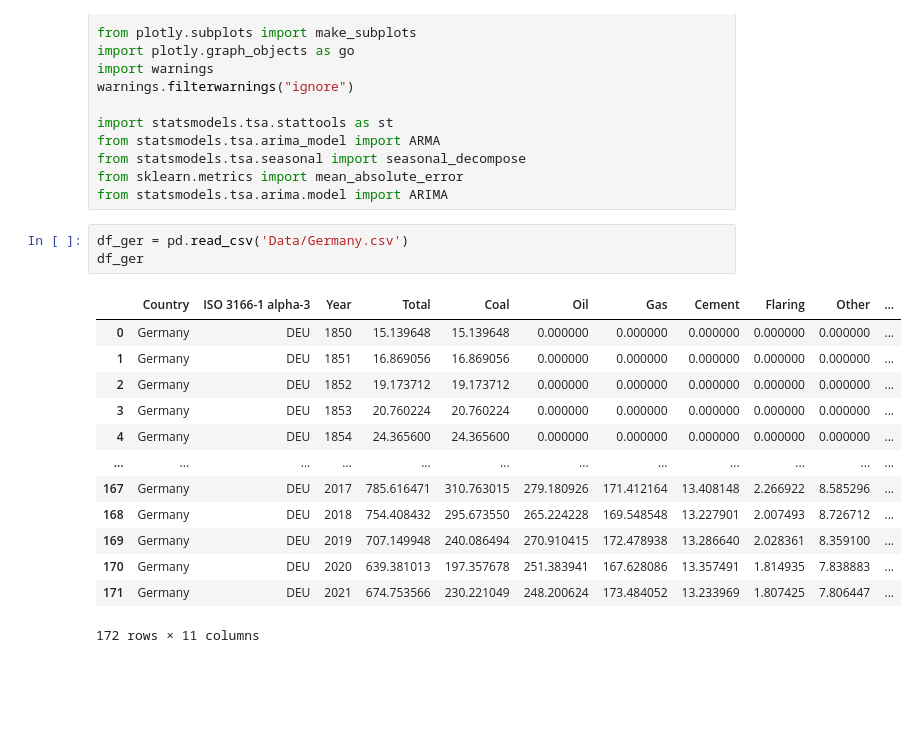
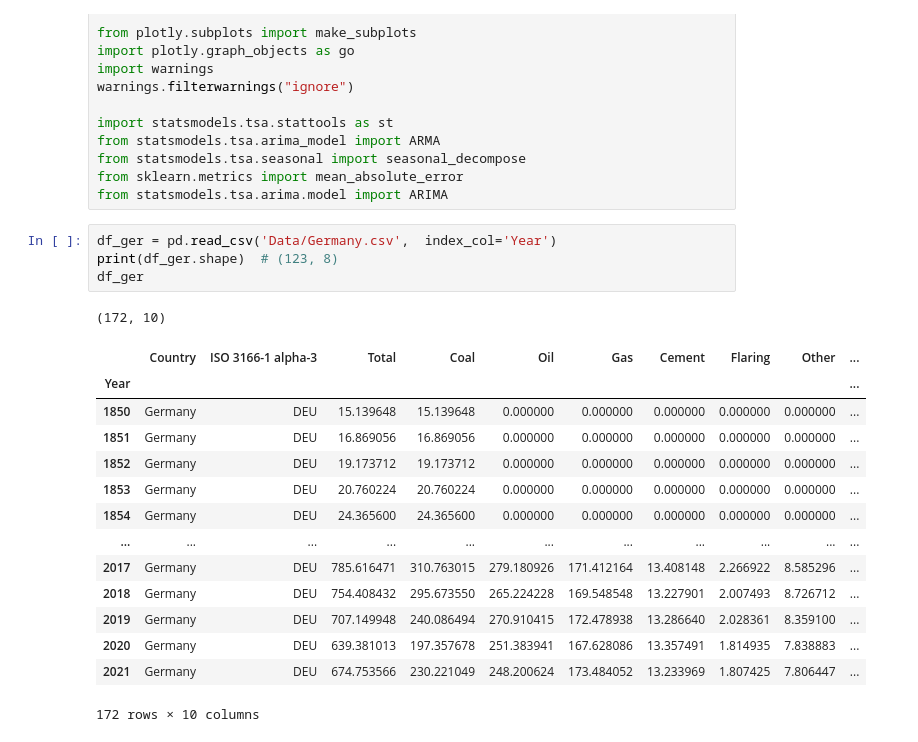
Before and after one commit to danilogiarlini/Global-CO2-Emission-Forecasting, a Jupyter notebook: arima_model.ipynb, the cells around one changed output. Drawn from its saved outputs; the diff is of its cells as text; blank space fills up the shorter version.

```diff
--- a/arima_model.ipynb
+++ b/arima_model.ipynb
@@ -18,22 +18,25 @@ from statsmodels.tsa.seasonal import seasonal_decompose
 from sklearn.metrics import mean_absolute_error
 from statsmodels.tsa.arima.model import ARIMA
 # %%
-df_ger = pd.read_csv('Data/Germany.csv')
+df_ger = pd.read_csv('Data/Germany.csv',  index_col='Year')
+print(df_ger.shape)  # (123, 8)
 df_ger
 # %% [output]
+(172, 10)
-|  | Country | ISO 3166-1 alpha-3 | Year | Total | Coal | Oil | Gas | Cement | Flaring | Other | ... |
-| 0 | Germany | DEU | 1850 | 15.139648 | 15.139648 | 0.000000 | 0.000000 | 0.000000 | 0.000000 | 0.000000 | ... |
-| 1 | Germany | DEU | 1851 | 16.869056 | 16.869056 | 0.000000 | 0.000000 | 0.000000 | 0.000000 | 0.000000 | ... |
-| 2 | Germany | DEU | 1852 | 19.173712 | 19.173712 | 0.000000 | 0.000000 | 0.000000 | 0.000000 | 0.000000 | ... |
-| 3 | Germany | DEU | 1853 | 20.760224 | 20.760224 | 0.000000 | 0.000000 | 0.000000 | 0.000000 | 0.000000 | ... |
-| 4 | Germany | DEU | 1854 | 24.365600 | 24.365600 | 0.000000 | 0.000000 | 0.000000 | 0.000000 | 0.000000 | ... |
-| ... | ... | ... | ... | ... | ... | ... | ... | ... | ... | ... | ... |
-| 167 | Germany | DEU | 2017 | 785.616471 | 310.763015 | 279.180926 | 171.412164 | 13.408148 | 2.266922 | 8.585296 | ... |
-| 168 | Germany | DEU | 2018 | 754.408432 | 295.673550 | 265.224228 | 169.548548 | 13.227901 | 2.007493 | 8.726712 | ... |
-| 169 | Germany | DEU | 2019 | 707.149948 | 240.086494 | 270.910415 | 172.478938 | 13.286640 | 2.028361 | 8.359100 | ... |
-| 170 | Germany | DEU | 2020 | 639.381013 | 197.357678 | 251.383941 | 167.628086 | 13.357491 | 1.814935 | 7.838883 | ... |
-| 171 | Germany | DEU | 2021 | 674.753566 | 230.221049 | 248.200624 | 173.484052 | 13.233969 | 1.807425 | 7.806447 | ... |
+|  | Country | ISO 3166-1 alpha-3 | Total | Coal | Oil | Gas | Cement | Flaring | Other | ... |
+| Year |  |  |  |  |  |  |  |  |  | ... |
+| 1850 | Germany | DEU | 15.139648 | 15.139648 | 0.000000 | 0.000000 | 0.000000 | 0.000000 | 0.000000 | ... |
+| 1851 | Germany | DEU | 16.869056 | 16.869056 | 0.000000 | 0.000000 | 0.000000 | 0.000000 | 0.000000 | ... |
+| 1852 | Germany | DEU | 19.173712 | 19.173712 | 0.000000 | 0.000000 | 0.000000 | 0.000000 | 0.000000 | ... |
+| 1853 | Germany | DEU | 20.760224 | 20.760224 | 0.000000 | 0.000000 | 0.000000 | 0.000000 | 0.000000 | ... |
+| 1854 | Germany | DEU | 24.365600 | 24.365600 | 0.000000 | 0.000000 | 0.000000 | 0.000000 | 0.000000 | ... |
+| ... | ... | ... | ... | ... | ... | ... | ... | ... | ... | ... |
+| 2017 | Germany | DEU | 785.616471 | 310.763015 | 279.180926 | 171.412164 | 13.408148 | 2.266922 | 8.585296 | ... |
+| 2018 | Germany | DEU | 754.408432 | 295.673550 | 265.224228 | 169.548548 | 13.227901 | 2.007493 | 8.726712 | ... |
+| 2019 | Germany | DEU | 707.149948 | 240.086494 | 270.910415 | 172.478938 | 13.286640 | 2.028361 | 8.359100 | ... |
+| 2020 | Germany | DEU | 639.381013 | 197.357678 | 251.383941 | 167.628086 | 13.357491 | 1.814935 | 7.838883 | ... |
+| 2021 | Germany | DEU | 674.753566 | 230.221049 | 248.200624 | 173.484052 | 13.233969 | 1.807425 | 7.806447 | ... |
-172 rows × 11 columns
+172 rows × 10 columns
 # %%
 #  plot to see total emission versus year for 'Germany'
 fig_ger = px.line(df_ger, x="Year", y="Total")
```
Also changed, not shown: parts of 4 cells of this notebook.
